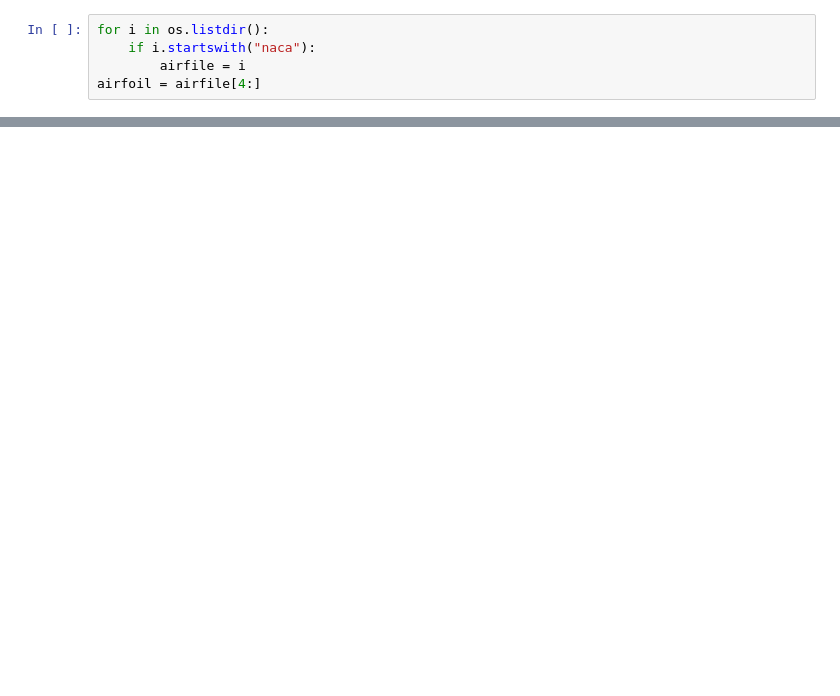
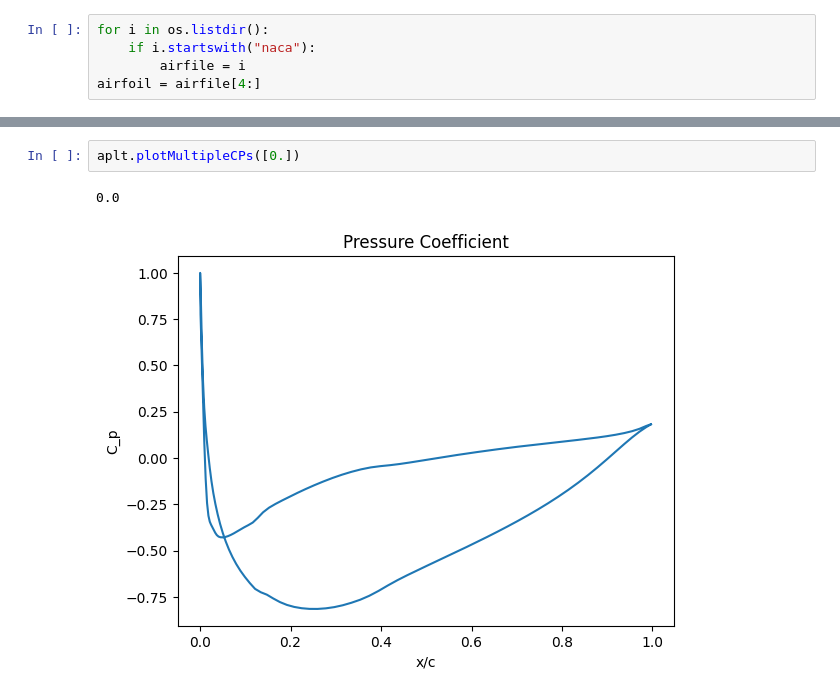
Before and after one commit to trifwn/Icarus, a Jupyter notebook: hermesVis.ipynb, the cells around one changed output, grey strips where cells are left out. Cells and saved outputs as stored; diff of their text form; blank space fills up the shorter version.

```diff
--- a/hermesVis.ipynb
+++ b/hermesVis.ipynb
@@ -59,0 +88,5 @@ aplt.plotAeorCoeffs([openF,Xfoil, f2w])
+# %%
+aplt.plotMultipleCPs([0.])
+# %% [output]
+0.0
+[figure, added]
```
Also changed, not shown: parts of 14 cells of this notebook, 44 other files.
